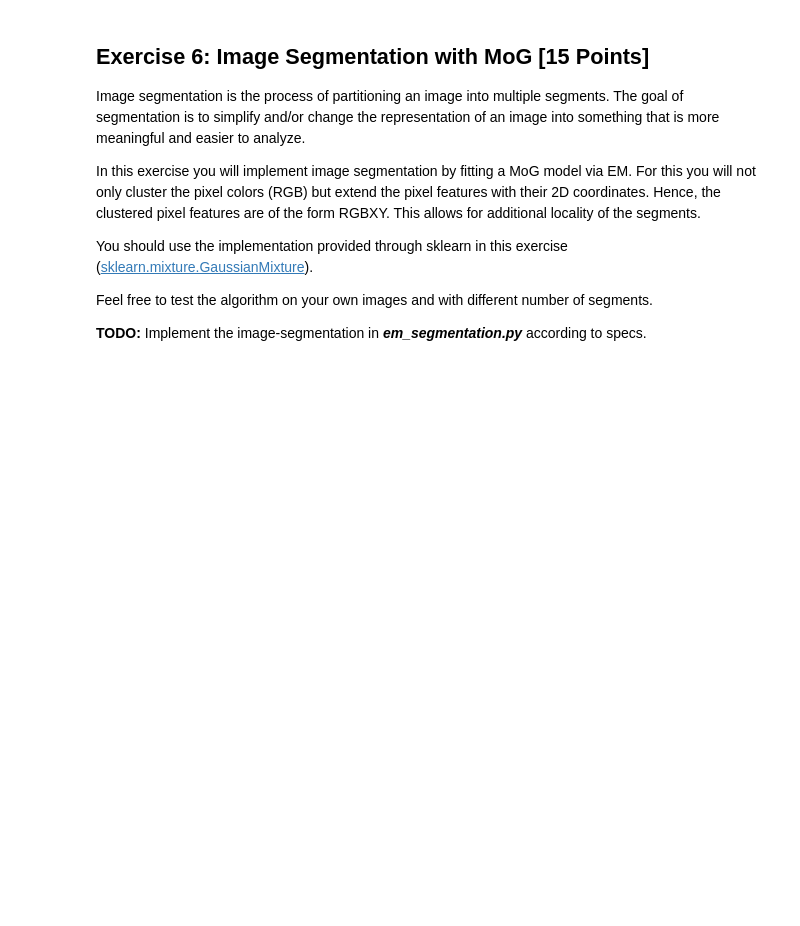
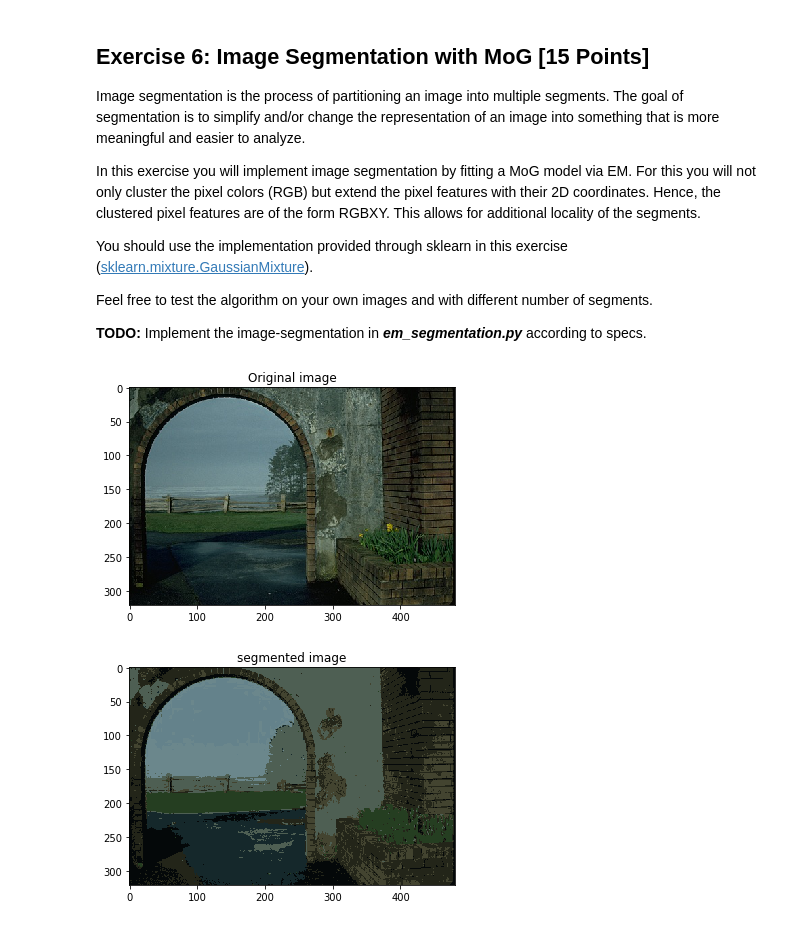
Before and after one commit to tA-bot-git/python-Kmeans, a Jupyter notebook: Assignment3.ipynb, the cells around one changed output. Drawn from its saved outputs; the diff is of its cells as text; code cells hidden in the pictures; blank space fills up the shorter version.

```diff
--- a/Assignment3.ipynb
+++ b/Assignment3.ipynb
@@ -157,13 +160,16 @@ Feel free to test the algorithm on your own images and with different number of
 **TODO:** Implement the image-segmentation in ***em_segmentation.py*** according to specs.
 # %%
 # Load and show test image
-img = misc.imread('test.jpg')
+img = imageio.imread('test.jpg')
 plt.imshow(img)
 plt.title("Original image")
 plt.show()
 
 # Compute segmented image
 img_seg = em_segmentation(img, 8)
 plt.imshow(img_seg)
 plt.title("segmented image")
 plt.show()
+# %% [output]
+[figure, added]
+[figure, added]
```
Also changed, not shown: parts of 4 cells of this notebook.
